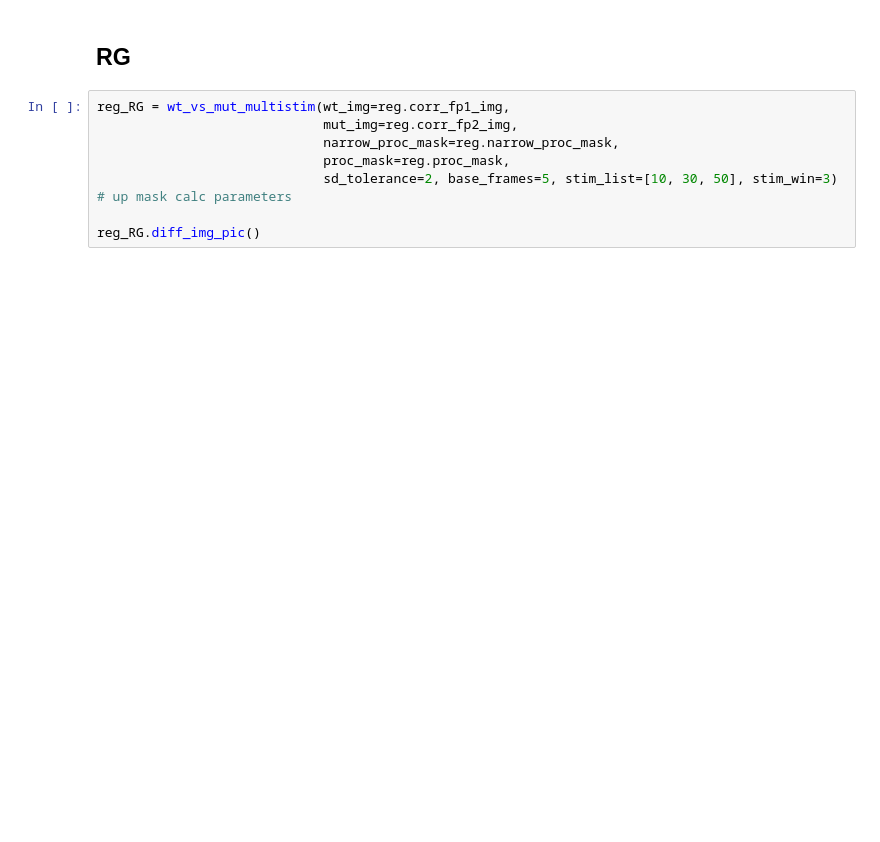
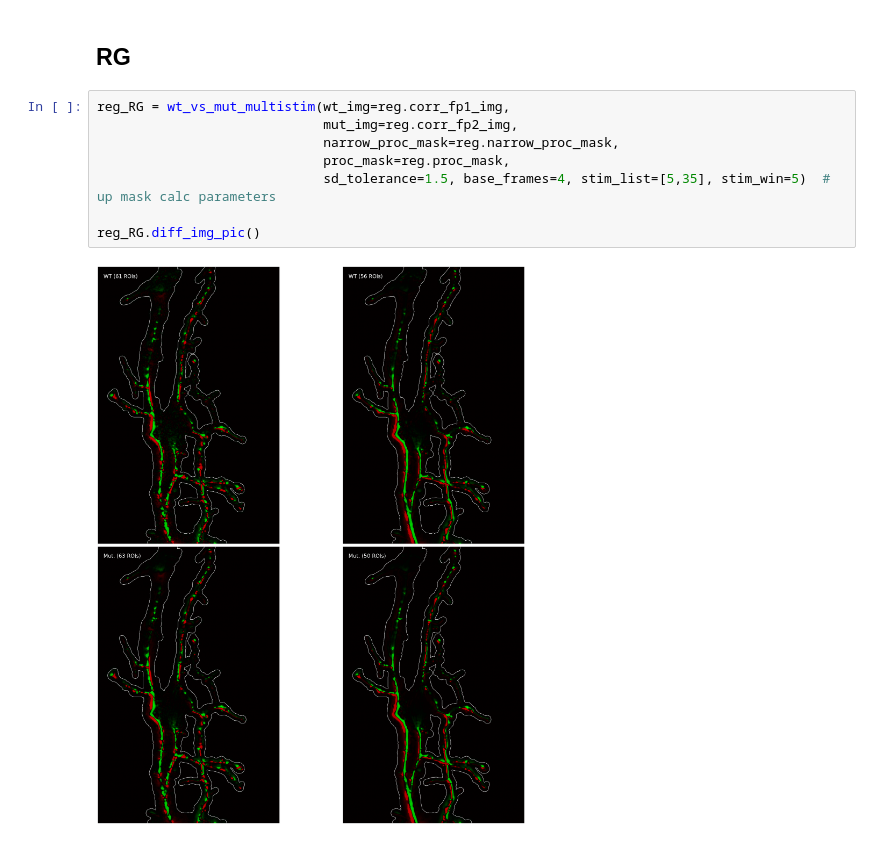
Before and after one commit to wisstock/LTData, a Jupyter notebook: wt_vs_mut_multisitm.ipynb, the cells around one changed output. Saved outputs shown, nothing was run; the diff lists cells and outputs as text; blank space fills up the shorter version.

```diff
--- a/wt_vs_mut_multisitm.ipynb
+++ b/wt_vs_mut_multisitm.ipynb
@@ -52,8 +67,10 @@ reg.processes_mask_pic()
 # %%
 reg_RG = wt_vs_mut_multistim(wt_img=reg.corr_fp1_img,
                              mut_img=reg.corr_fp2_img,
                              narrow_proc_mask=reg.narrow_proc_mask,
                              proc_mask=reg.proc_mask,
-                             sd_tolerance=2, base_frames=5, stim_list=[10, 30, 50], stim_win=3)  # up mask calc parameters
+                             sd_tolerance=1.5, base_frames=4, stim_list=[5,35], stim_win=5)  # up mask calc parameters
 
 reg_RG.diff_img_pic()
+# %% [output]
+[figure, added]
```
Also changed, not shown: parts of 11 cells of this notebook.
